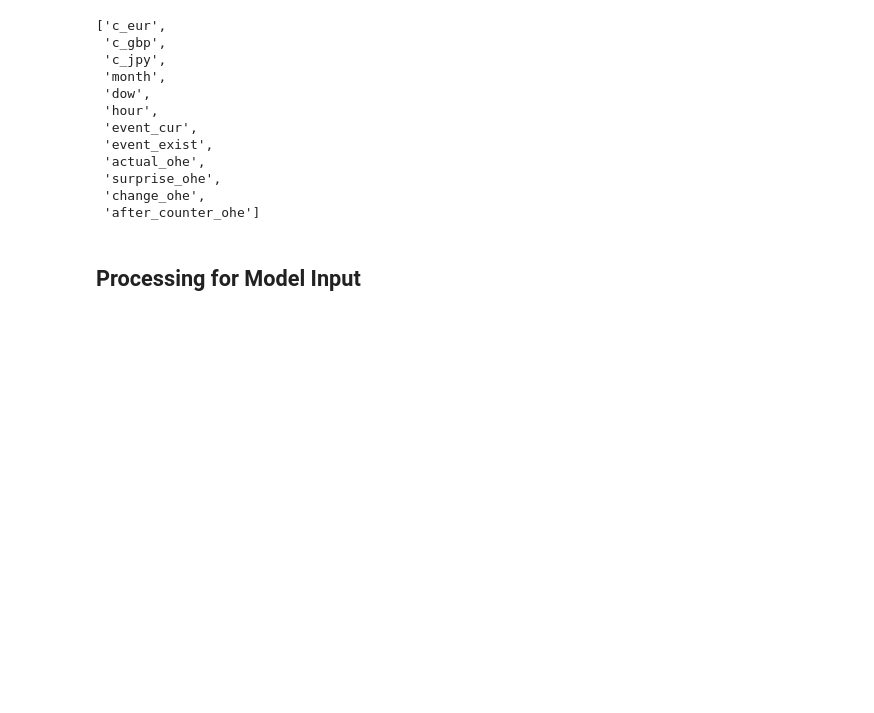
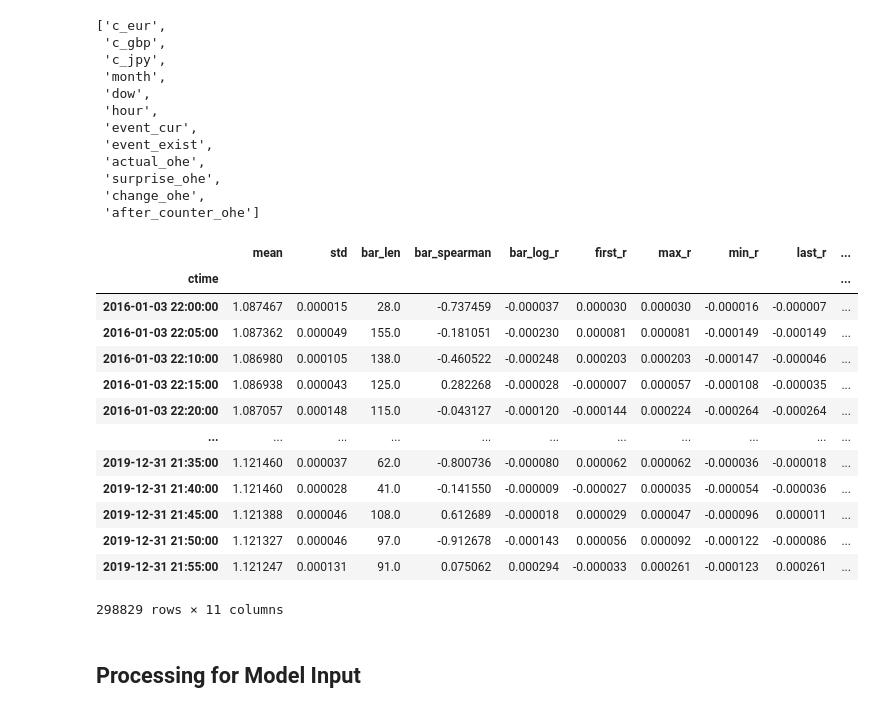
Before and after one commit to sinusgamma/probabilistic_wavenet_fx, a Jupyter notebook: wavenet_fx.ipynb, the cells around one changed output. Saved outputs shown, nothing was run; the diff lists cells and outputs as text; code cells hidden in the pictures; blank space fills up the shorter version.

```diff
--- a/wavenet_fx.ipynb
+++ b/wavenet_fx.ipynb
@@ -74,6 +74,23 @@ top_level
  'surprise_ohe',
  'change_ohe',
  'after_counter_ohe']
+# %%
+df['c_eur']
+# %% [output]
+|  | mean | std | bar_len | bar_spearman | bar_log_r | first_r | max_r | min_r | last_r | ... |
+| ctime |  |  |  |  |  |  |  |  |  | ... |
+| 2016-01-03 22:00:00 | 1.087467 | 0.000015 | 28.0 | -0.737459 | -0.000037 | 0.000030 | 0.000030 | -0.000016 | -0.000007 | ... |
+| 2016-01-03 22:05:00 | 1.087362 | 0.000049 | 155.0 | -0.181051 | -0.000230 | 0.000081 | 0.000081 | -0.000149 | -0.000149 | ... |
+| 2016-01-03 22:10:00 | 1.086980 | 0.000105 | 138.0 | -0.460522 | -0.000248 | 0.000203 | 0.000203 | -0.000147 | -0.000046 | ... |
+| 2016-01-03 22:15:00 | 1.086938 | 0.000043 | 125.0 | 0.282268 | -0.000028 | -0.000007 | 0.000057 | -0.000108 | -0.000035 | ... |
+| 2016-01-03 22:20:00 | 1.087057 | 0.000148 | 115.0 | -0.043127 | -0.000120 | -0.000144 | 0.000224 | -0.000264 | -0.000264 | ... |
+| ... | ... | ... | ... | ... | ... | ... | ... | ... | ... | ... |
+| 2019-12-31 21:35:00 | 1.121460 | 0.000037 | 62.0 | -0.800736 | -0.000080 | 0.000062 | 0.000062 | -0.000036 | -0.000018 | ... |
+| 2019-12-31 21:40:00 | 1.121460 | 0.000028 | 41.0 | -0.141550 | -0.000009 | -0.000027 | 0.000035 | -0.000054 | -0.000036 | ... |
+| 2019-12-31 21:45:00 | 1.121388 | 0.000046 | 108.0 | 0.612689 | -0.000018 | 0.000029 | 0.000047 | -0.000096 | 0.000011 | ... |
+| 2019-12-31 21:50:00 | 1.121327 | 0.000046 | 97.0 | -0.912678 | -0.000143 | 0.000056 | 0.000092 | -0.000122 | -0.000086 | ... |
+| 2019-12-31 21:55:00 | 1.121247 | 0.000131 | 91.0 | 0.075062 | 0.000294 | -0.000033 | 0.000261 | -0.000123 | 0.000261 | ... |
+298829 rows × 11 columns
 # %% [markdown]
 ## Processing for Model Input
 # %%
```
Also changed, not shown: parts of 18 cells of this notebook, 1 other file.
